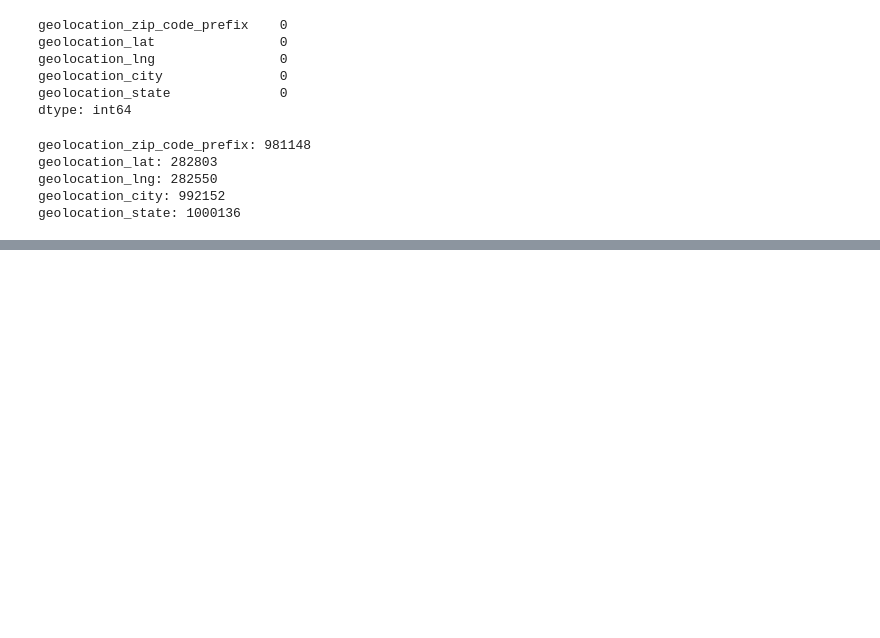
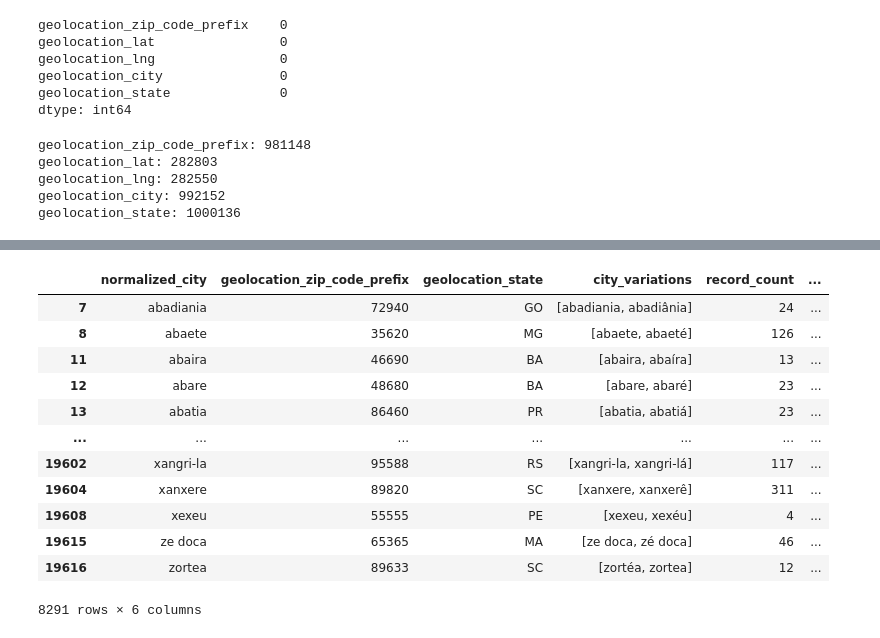
Before and after one commit to Mamello01/e-commerce, a Jupyter notebook: 02_data_preparation/geolocation_preparation.ipynb, the cells around one changed output, grey strips where cells are left out. Cells and saved outputs as stored; diff of their text form; code cells hidden in the pictures; blank space fills up the shorter version.

```diff
--- a/02_data_preparation/geolocation_preparation.ipynb
+++ b/02_data_preparation/geolocation_preparation.ipynb
@@ -119,0 +472,39 @@ geolocation_state: 1000136
+# %%
+# Summarize verified city name variations
+city_variations = (
+    city_profile
+    .groupby([
+        "normalized_city",
+        "geolocation_zip_code_prefix",
+        "geolocation_state"
+    ])
+    .agg(
+        city_variations=("geolocation_city", lambda x: list(x.unique())),
+        record_count=("geolocation_city", "size")
+    )
+    .reset_index()
+)
+
+city_variations["variation_count"] = (
+    city_variations["city_variations"].apply(len)
+)
+
+verified_city_variations = city_variations[
+    city_variations["variation_count"] > 1
+]
+
+verified_city_variations
+# %% [output]
+|  | normalized_city | geolocation_zip_code_prefix | geolocation_state | city_variations | record_count | ... |
+| 7 | abadiania | 72940 | GO | [abadiania, abadiânia] | 24 | ... |
+| 8 | abaete | 35620 | MG | [abaete, abaeté] | 126 | ... |
+| 11 | abaira | 46690 | BA | [abaira, abaíra] | 13 | ... |
+| 12 | abare | 48680 | BA | [abare, abaré] | 23 | ... |
+| 13 | abatia | 86460 | PR | [abatia, abatiá] | 23 | ... |
+| ... | ... | ... | ... | ... | ... | ... |
+| 19602 | xangri-la | 95588 | RS | [xangri-la, xangri-lá] | 117 | ... |
+| 19604 | xanxere | 89820 | SC | [xanxere, xanxerê] | 311 | ... |
+| 19608 | xexeu | 55555 | PE | [xexeu, xexéu] | 4 | ... |
+| 19615 | ze doca | 65365 | MA | [ze doca, zé doca] | 46 | ... |
+| 19616 | zortea | 89633 | SC | [zortéa, zortea] | 12 | ... |
+8291 rows × 6 columns
```
Also changed, not shown: parts of 87 cells of this notebook.
